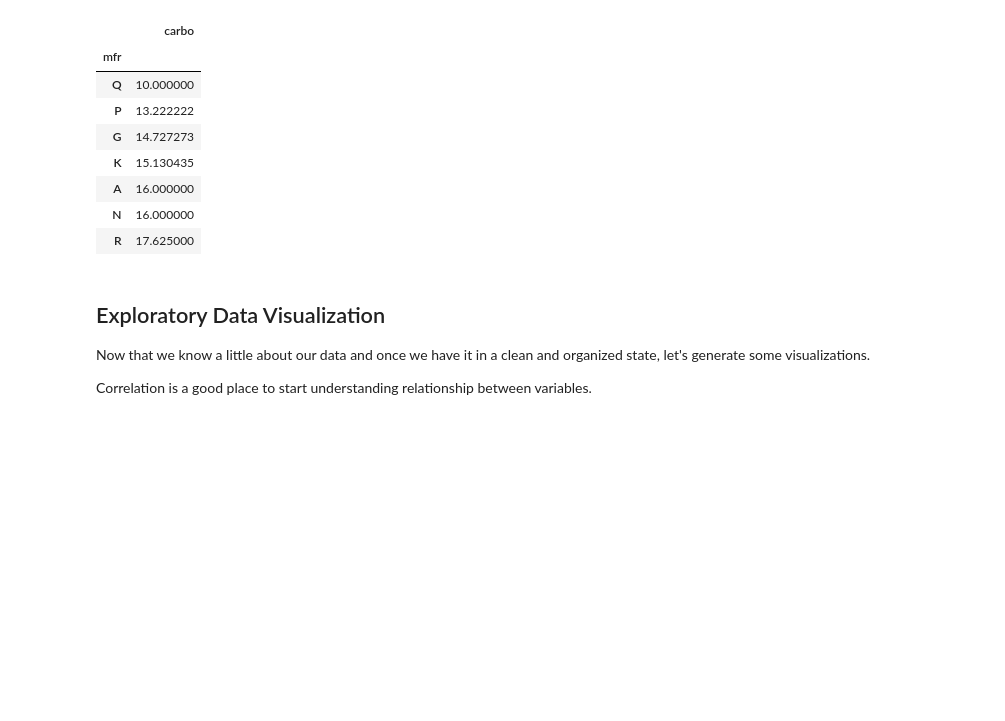
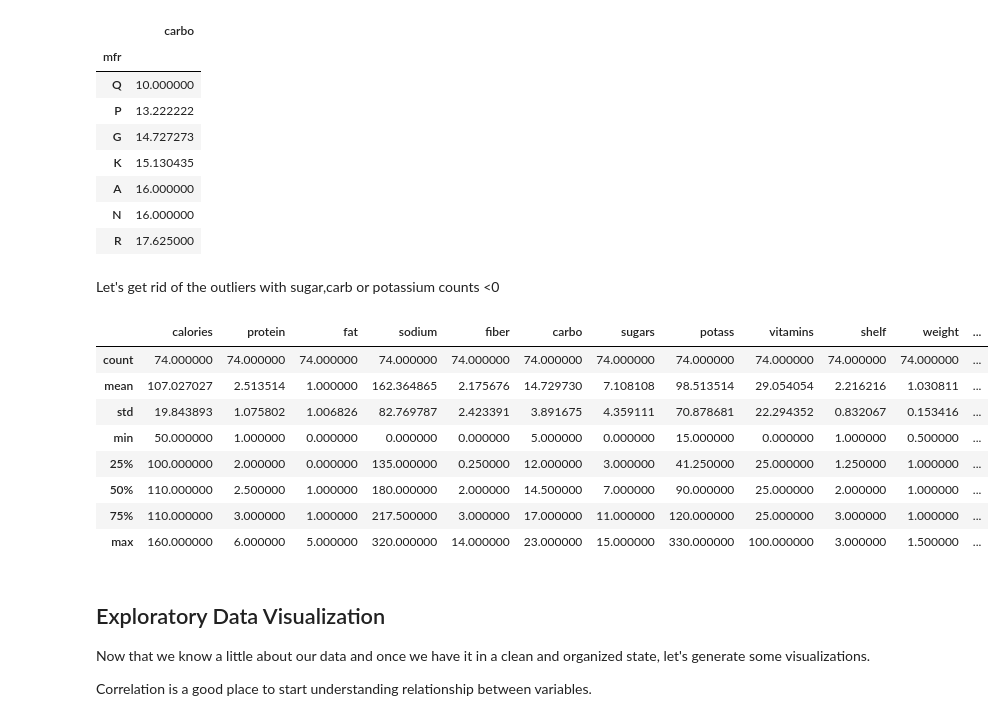
Before and after one commit to michael1albq/PythonTutorial, a Jupyter notebook: PythonTutorial.ipynb, the cells around one changed output. Cells and saved outputs as stored; diff of their text form; code cells hidden in the pictures; blank space fills up the shorter version.

```diff
--- a/PythonTutorial.ipynb
+++ b/PythonTutorial.ipynb
@@ -213,3 +213,5 @@ df.groupby('mfr').agg({'carbo': 'mean'}).sort_values('carbo')
 | A | 16.000000 |
 | N | 16.000000 |
 | R | 17.625000 |
+# %% [markdown]
+Let's get rid of the outliers with sugar,carb or potassium counts <0
@@ -216,3 +222,15 @@ df.groupby('mfr').agg({'carbo': 'mean'}).sort_values('carbo')
+# %%
+df.describe()
+# %% [output]
+|  | calories | protein | fat | sodium | fiber | carbo | sugars | potass | vitamins | shelf | weight | ... |
+| count | 74.000000 | 74.000000 | 74.000000 | 74.000000 | 74.000000 | 74.000000 | 74.000000 | 74.000000 | 74.000000 | 74.000000 | 74.000000 | ... |
+| mean | 107.027027 | 2.513514 | 1.000000 | 162.364865 | 2.175676 | 14.729730 | 7.108108 | 98.513514 | 29.054054 | 2.216216 | 1.030811 | ... |
+| std | 19.843893 | 1.075802 | 1.006826 | 82.769787 | 2.423391 | 3.891675 | 4.359111 | 70.878681 | 22.294352 | 0.832067 | 0.153416 | ... |
+| min | 50.000000 | 1.000000 | 0.000000 | 0.000000 | 0.000000 | 5.000000 | 0.000000 | 15.000000 | 0.000000 | 1.000000 | 0.500000 | ... |
+| 25% | 100.000000 | 2.000000 | 0.000000 | 135.000000 | 0.250000 | 12.000000 | 3.000000 | 41.250000 | 25.000000 | 1.250000 | 1.000000 | ... |
+| 50% | 110.000000 | 2.500000 | 1.000000 | 180.000000 | 2.000000 | 14.500000 | 7.000000 | 90.000000 | 25.000000 | 2.000000 | 1.000000 | ... |
+| 75% | 110.000000 | 3.000000 | 1.000000 | 217.500000 | 3.000000 | 17.000000 | 11.000000 | 120.000000 | 25.000000 | 3.000000 | 1.000000 | ... |
+| max | 160.000000 | 6.000000 | 5.000000 | 320.000000 | 14.000000 | 23.000000 | 15.000000 | 330.000000 | 100.000000 | 3.000000 | 1.500000 | ... |
 # %% [markdown]
 ## Exploratory Data Visualization
 
```
Also changed, not shown: parts of 8 cells of this notebook.
